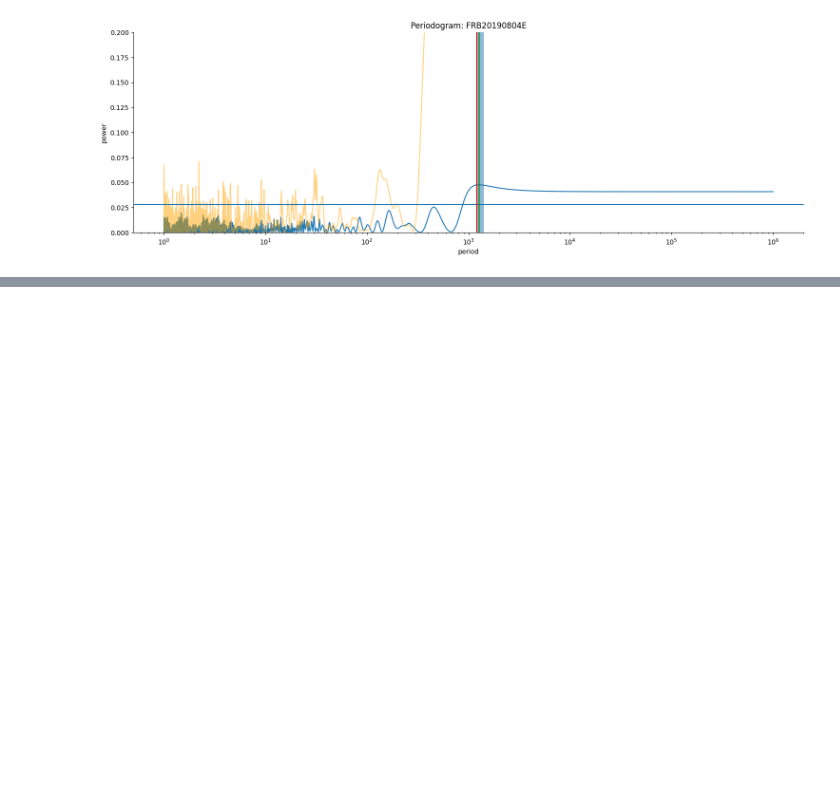
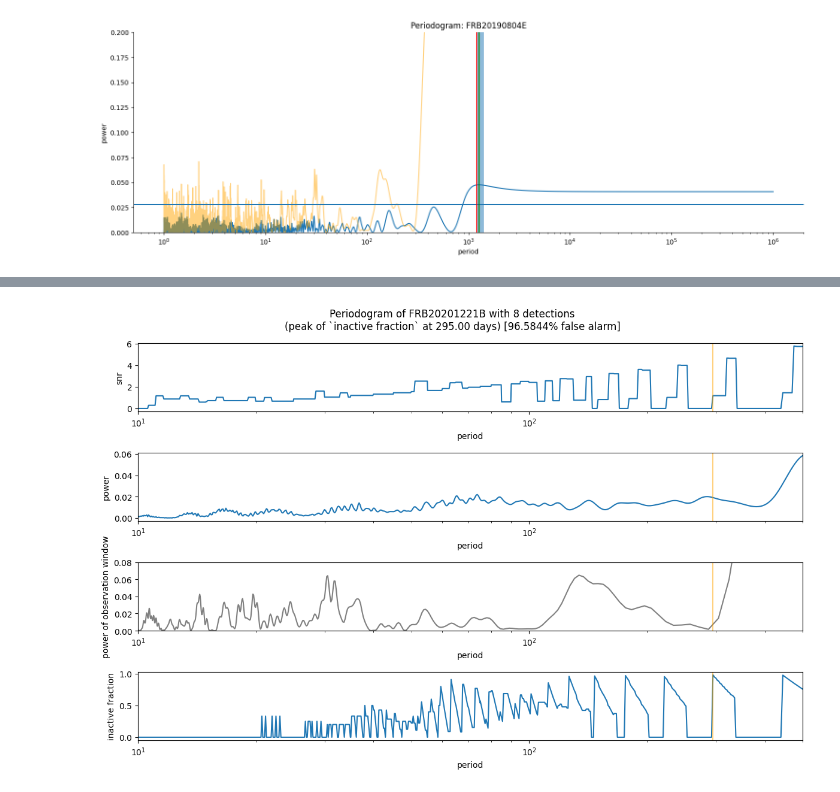
Before and after one commit to Thaza-Kun/sarjana, a Jupyter notebook: docs/notebooks/16-periodogram.ipynb, the cells around one changed output, grey strips where cells are left out. Drawn from its saved outputs; the diff is of its cells as text; code cells hidden in the pictures; blank space fills up the shorter version.

```diff
--- a/docs/notebooks/16-periodogram.ipynb
+++ b/docs/notebooks/16-periodogram.ipynb
@@ -127,0 +213,77 @@ stats = pd.DataFrame(1/np.array(best_freqs)).describe()
+# %%
+# chosen_name = 'FRB20201130A' # (13)
+# chosen_name = 'FRB20180916B' # (77)
+# chosen_name = 'FRB20190915D' # 👍 (10)
+# chosen_name = 'FRB20200929C' # (10)
+# chosen_name = 'FRB20190804E' # 👍 (10)
+# chosen_name = 'FRB20191106C' # 👍 (7)
+chosen_name = 'FRB20201221B' # (8)
+# measure = 'power'
+measure = 'frac'
+selected = data[['repeater_name', 'mjd', 'catalog']].sort_values(by='mjd')
+selected[chosen_name] = (selected['repeater_name'] == chosen_name).astype(int)
+detections = selected[chosen_name].sum()
+selected['datetime'] = astropy.time.Time(selected['mjd'], format='mjd').to_datetime()
+timeseries = TimeSeries(t:=selected.set_index('datetime').resample('d').sum()[chosen_name].to_numpy(), tsamp=day_in_sec)
+t_n, pdgram = ffa_search(timeseries, period_min=1e1*day_in_sec, period_max=1e5*day_in_sec, bins_min=2, deredden=False)
+frac = trial_periods_inactive_frac(timeseries, x_axis:=pdgram.periods, pdgram.foldbins)
+
+selected['datetime'] = astropy.time.Time(selected['mjd'], format='mjd').to_datetime()
+_s = selected.groupby('mjd').sum()
+
+kwargs = dict(
+    minimum_frequency=0,
+    maximum_frequency=1,
+    samples_per_peak=1_000
+)
+
+LS = LombScargle(_s.index.to_numpy(), _s[chosen_name].to_numpy(), normalization='log')
+power = LS.power(freq:=(np.sort(pdgram.freqs)*day_in_sec))
+
+LS_Window = LombScargle(selected['mjd'].to_numpy(), 1, normalization='log')
+freq_window, power_window = LS_Window.autopower()
+
+false_alarm_level = LS.false_alarm_level(0.01)
+
+periodogram = pd.DataFrame(
+    {'period': 1/freq, 'power': power, 'freq': freq, 'snr': pdgram.snrs[::-1].flatten(), 'frac': frac[::-1]}
+    )
+periodogram.replace([np.inf, -np.inf], np.nan, inplace=True)
+period = periodogram.loc[periodogram[measure] == periodogram[measure].max(), 'period'].item()
+prob = LS.false_alarm_probability(periodogram.loc[periodogram['period'] == period,'power'].item())
+
+import seaborn as sns
+import matplotlib.pyplot as plt
+
+fig, axs = plt.subplots(4,1)
+
+fig.set_figheight(8)
+fig.set_figwidth(12)
+
+sns.lineplot(periodogram, x='period', y='snr', ax=axs[0])
+
+sns.lineplot(periodogram, x='period', y='power', ax=axs[1])
+
+sns.lineplot(x=1/freq_window, y=power_window, ax=axs[2], color='black', alpha=0.5)
+axs[2].set_ylim(0,0.08)
+axs[2].set_ylabel('power of observation window')
+axs[2].set_xlabel('period')
+
+sns.lineplot(periodogram, x='period', y='frac', ax=axs[3])
+axs[3].set_ylabel('inactive fraction')
+
+for i in range(4):
+    axs[i].semilogx()
+    axs[i].set_xlim(periodogram['period'].min(), periodogram['period'].max())
+    axs[i].axvline(period, color='orange', alpha=0.5)
+
+longname = {
+    'frac': 'inactive fraction',
+    'power': 'power'
+}
+
+plt.suptitle(f'Periodogram of {chosen_name} with {detections} detections\n(peak of `{longname[measure]}` at {period:.2f} days) [{100*prob:.4f}% false alarm]')
+fig.set_tight_layout('tight')
+fig.savefig(f'{chosen_name}-periodogram-{measure}.png')
+# %% [output]
+[figure, added]
```
Also changed, not shown: parts of 17 cells of this notebook, 32 other files.
